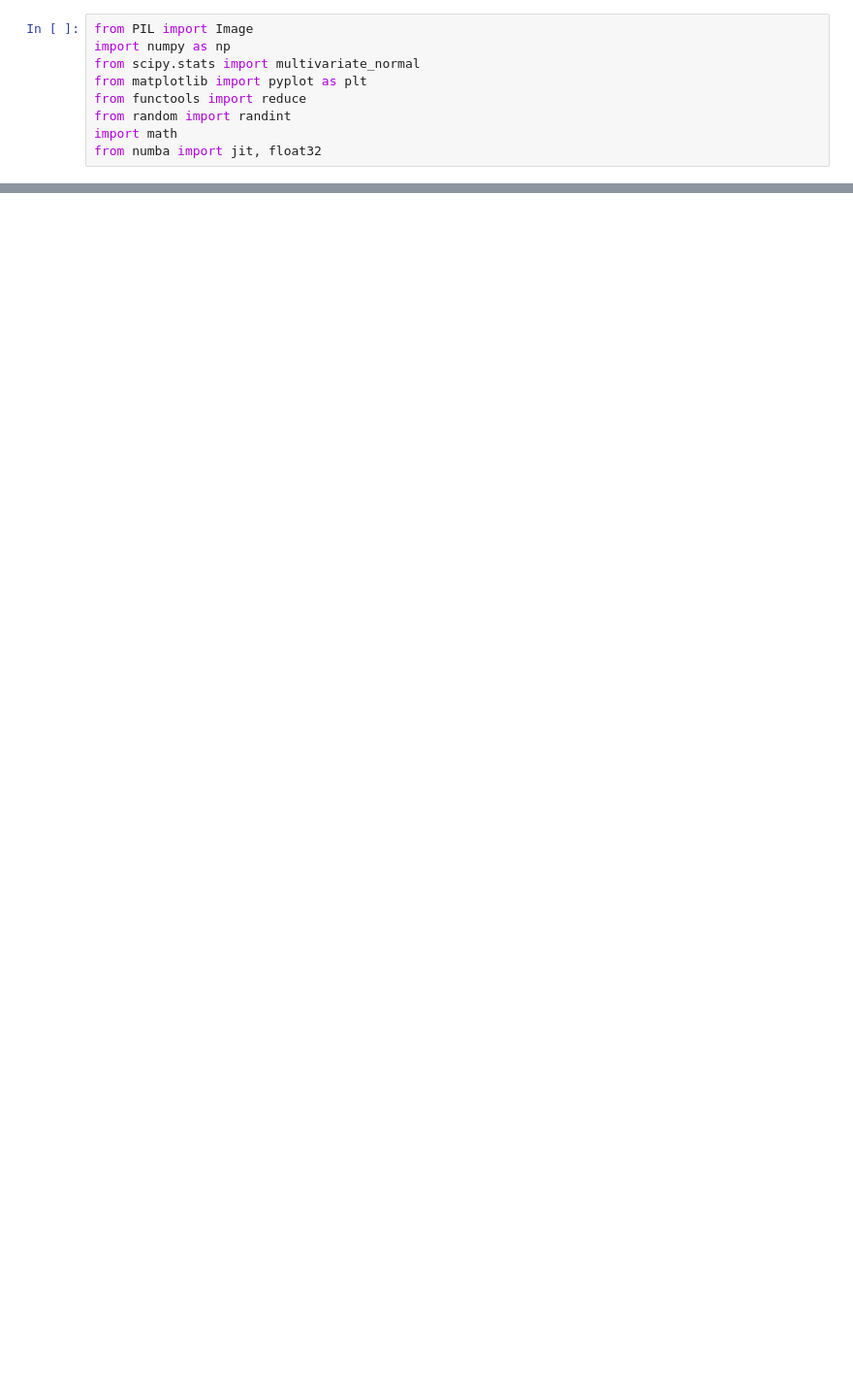
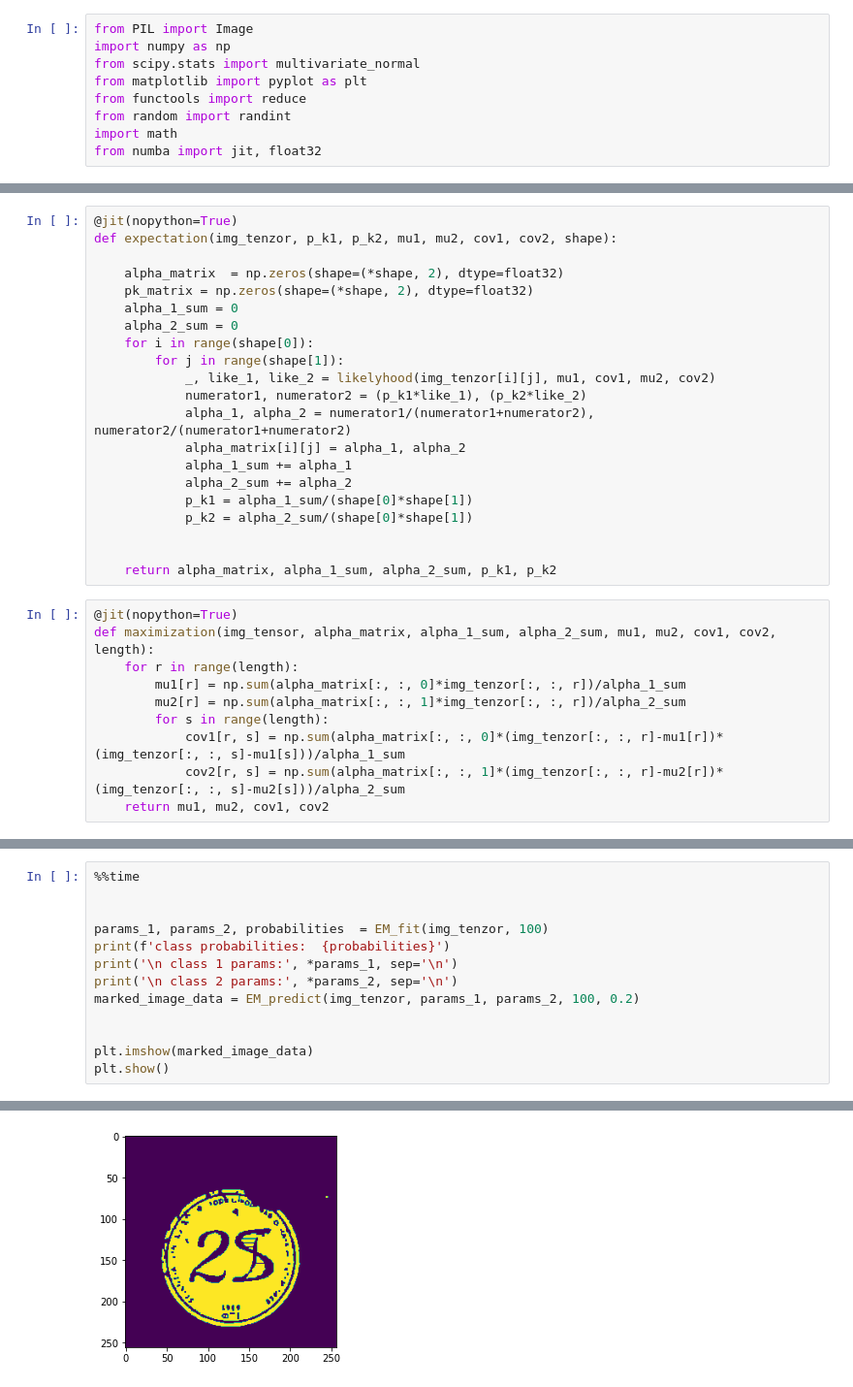
Before and after one commit to maariiyyaa/labs_and_other, a Jupyter notebook: lab3_EM/lab3.ipynb, the cells around one changed output, grey strips where cells are left out. Shown at 97% size. Drawn from its saved outputs; the diff is of its cells as text; blank space fills up the shorter version.

Commit message:
update expectation function

```diff
--- a/lab3_EM/lab3.ipynb
+++ b/lab3_EM/lab3.ipynb
@@ -63,0 +49,31 @@ RGB
+# %%
+@jit(nopython=True)
+def expectation(img_tenzor, p_k1, p_k2, mu1, mu2, cov1, cov2, shape):
+
+    alpha_matrix  = np.zeros(shape=(*shape, 2), dtype=float32)
+    pk_matrix = np.zeros(shape=(*shape, 2), dtype=float32)
+    alpha_1_sum = 0
+    alpha_2_sum = 0
+    for i in range(shape[0]):
+        for j in range(shape[1]):
+            _, like_1, like_2 = likelyhood(img_tenzor[i][j], mu1, cov1, mu2, cov2)
+            numerator1, numerator2 = (p_k1*like_1), (p_k2*like_2)
+            alpha_1, alpha_2 = numerator1/(numerator1+numerator2), numerator2/(numerator1+numerator2)
+            alpha_matrix[i][j] = alpha_1, alpha_2
+            alpha_1_sum += alpha_1
+            alpha_2_sum += alpha_2
+            p_k1 = alpha_1_sum/(shape[0]*shape[1])
+            p_k2 = alpha_2_sum/(shape[0]*shape[1])
+
+
+    return alpha_matrix, alpha_1_sum, alpha_2_sum, p_k1, p_k2
+# %%
+@jit(nopython=True)
+def maximization(img_tensor, alpha_matrix, alpha_1_sum, alpha_2_sum, mu1, mu2, cov1, cov2, length):
+    for r in range(length):
+        mu1[r] = np.sum(alpha_matrix[:, :, 0]*img_tenzor[:, :, r])/alpha_1_sum
+        mu2[r] = np.sum(alpha_matrix[:, :, 1]*img_tenzor[:, :, r])/alpha_2_sum
+        for s in range(length):
+            cov1[r, s] = np.sum(alpha_matrix[:, :, 0]*(img_tenzor[:, :, r]-mu1[r])*(img_tenzor[:, :, s]-mu1[s]))/alpha_1_sum
+            cov2[r, s] = np.sum(alpha_matrix[:, :, 1]*(img_tenzor[:, :, r]-mu2[r])*(img_tenzor[:, :, s]-mu2[s]))/alpha_2_sum
+    return mu1, mu2, cov1, cov2
@@ -203,0 +135,14 @@ Wall time: 41.2 s
+# %%
+%%time
+
+
+params_1, params_2, probabilities  = EM_fit(img_tenzor, 100)
+print(f'class probabilities:  {probabilities}')
+print('\n class 1 params:', *params_1, sep='\n')
+print('\n class 2 params:', *params_2, sep='\n')
+marked_image_data = EM_predict(img_tenzor, params_1, params_2, 100, 0.2)
+
+
+plt.imshow(marked_image_data)
+plt.show()
+# %% [output]
@@ -203,0 +162 @@ Wall time: 41.2 s
+[figure, added]
```
Also changed, not shown: parts of 19 cells of this notebook.
